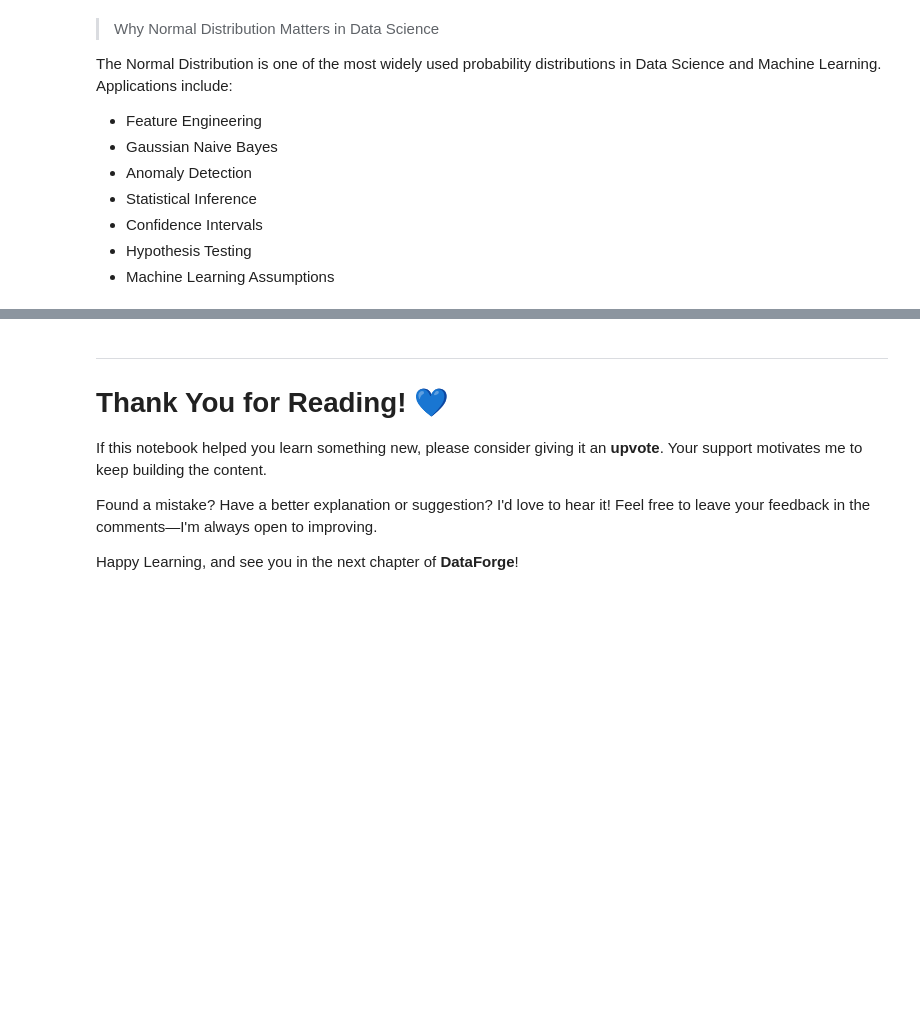
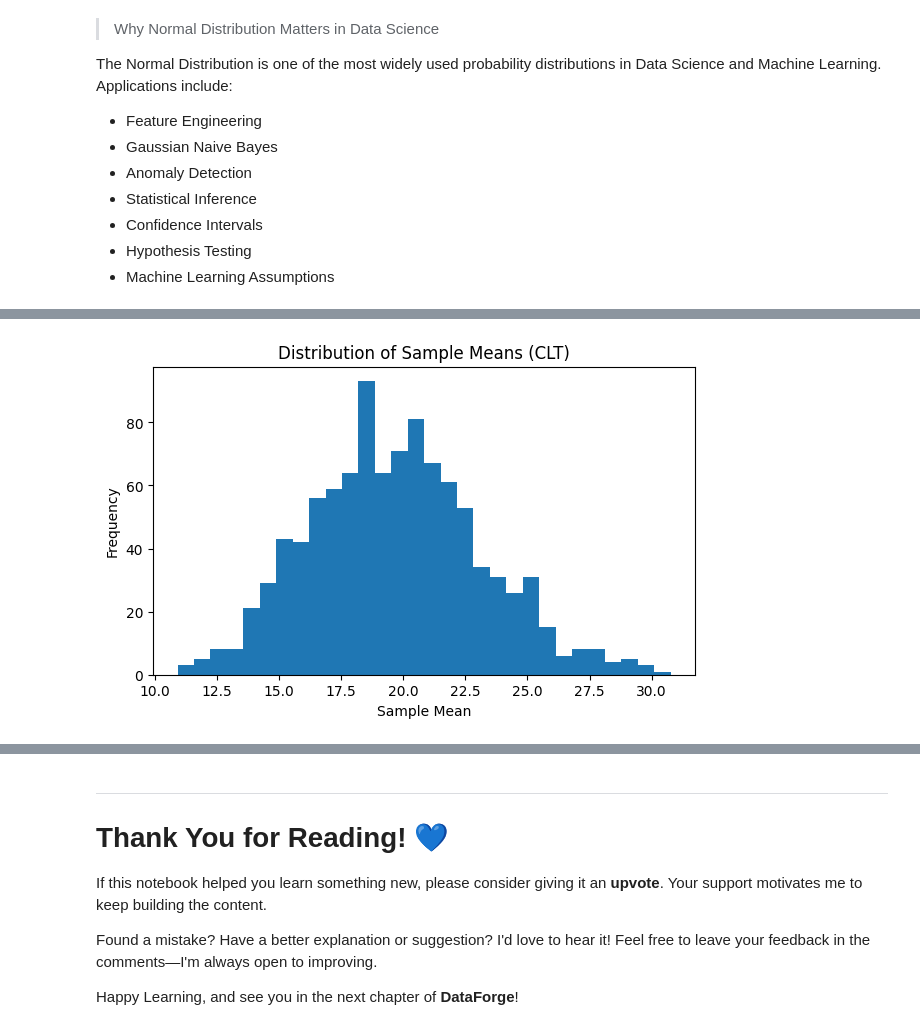
Before and after one commit to satyam2006-cmd/DataForge, a Jupyter notebook: statswithpy/statslearnings.ipynb, the cells around one changed output, grey strips where cells are left out. Drawn from its saved outputs; the diff is of its cells as text; code cells hidden in the pictures; blank space fills up the shorter version.

```diff
--- a/statswithpy/statslearnings.ipynb
+++ b/statswithpy/statslearnings.ipynb
@@ -2996,0 +3065,17 @@ In the Coming Next Part , we shall explore **Central Limit Theorem (CLT)**
+# %%
+# Generate Sample Means
+sample_means = []
+
+for _ in range(1000):
+    sample = np.random.choice(population, size=30)
+    sample_means.append(sample.mean())
+# %%
+# Visualize the Sample Means
+plt.figure(figsize=(7,4))
+plt.hist(sample_means, bins=30)
+plt.title("Distribution of Sample Means (CLT)")
+plt.xlabel("Sample Mean")
+plt.ylabel("Frequency")
+plt.show()
+# %% [output]
+[figure, added]
```
Also changed, not shown: parts of 11 cells of this notebook.
